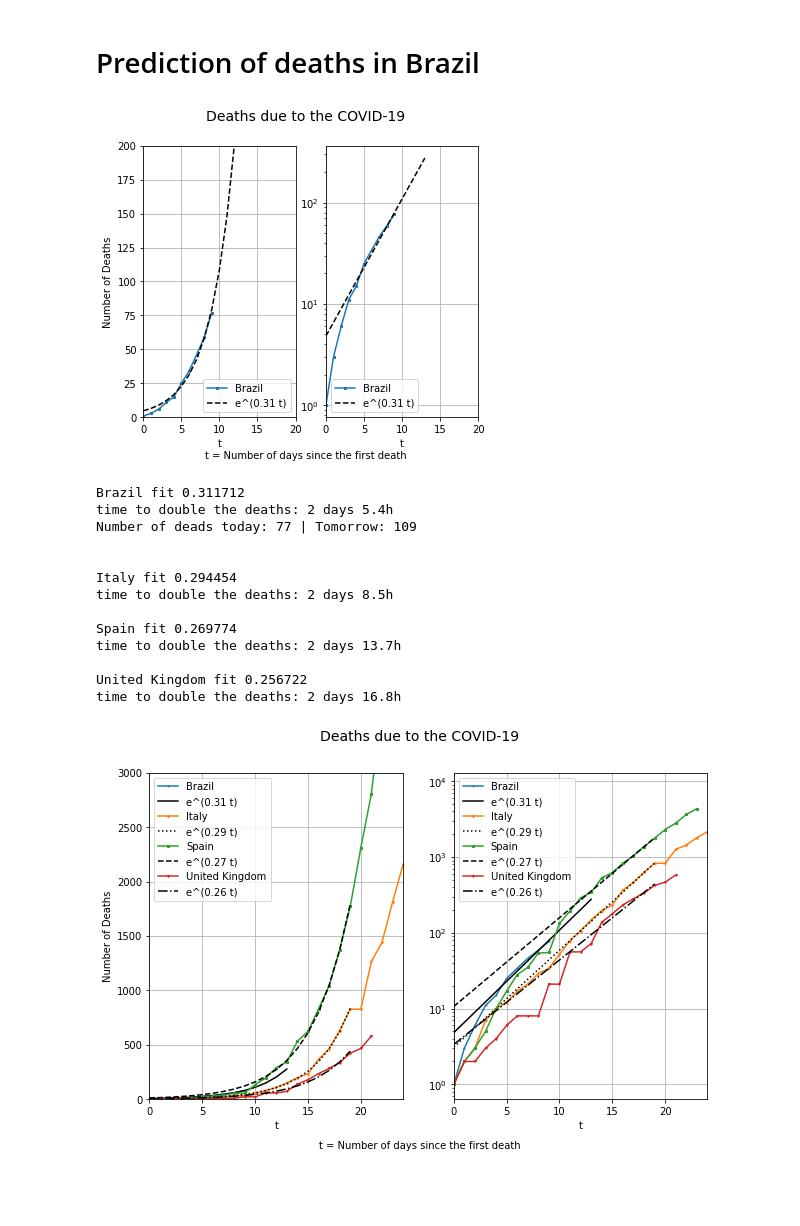
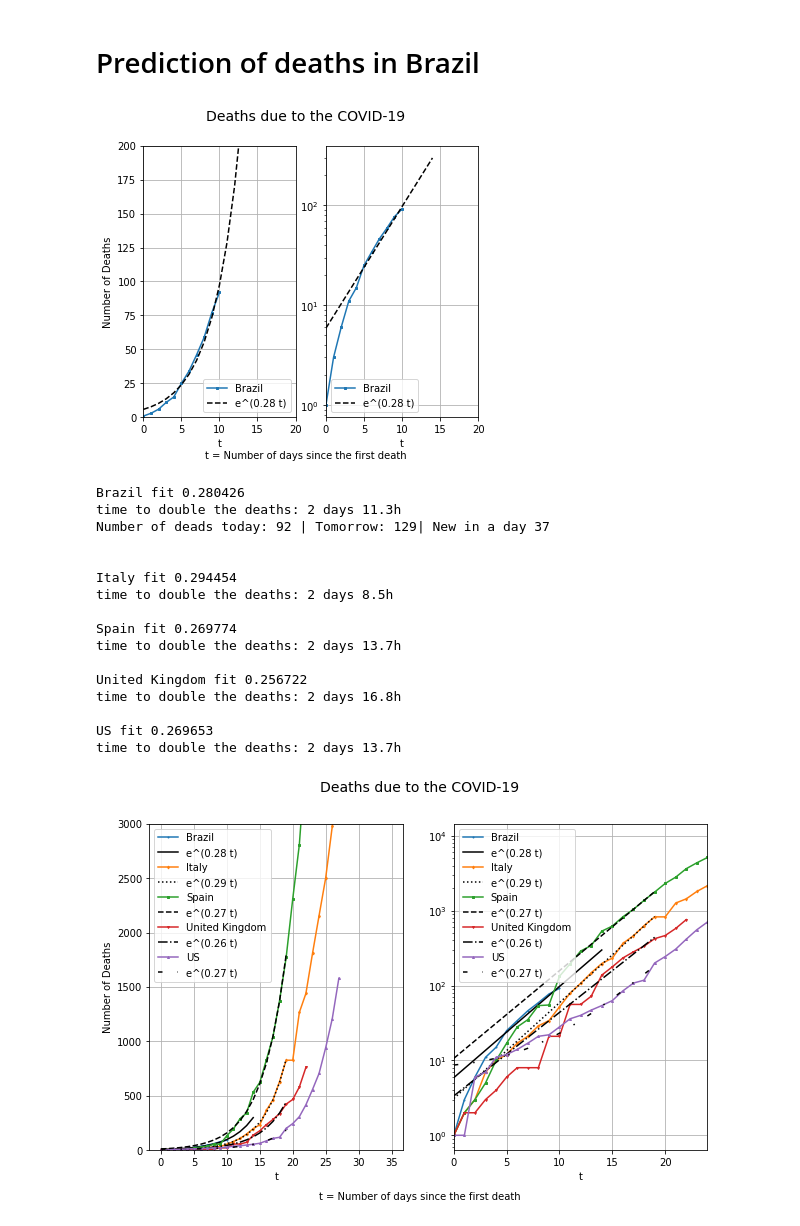
Before and after one commit to mateus-k/COVID-19, a Jupyter notebook: COVID-19.ipynb, the cells around one changed output. Saved outputs shown, nothing was run; the diff lists cells and outputs as text; code cells hidden in the pictures; blank space fills up the shorter version.

```diff
--- a/COVID-19.ipynb
+++ b/COVID-19.ipynb
@@ -79,10 +66,15 @@ deaths=[]
 CountryList=CountryNames
 
 
-print("Country: Confimed Cases, Deaths (deaths/confirmed)\n")
+print("Country: Confimed Cases, total deaths (deaths/confirmed), new deaths\n")
 for i in range(len(CountryNames)):
-    confirmed = np.append(confirmed,COVID19Series[Country==CountryNames[i]].iloc[:,-1].sum())
-    deaths = np.append(deaths,COVID19Deaths[Country==CountryNames[i]].iloc[:,-1].sum())
+    c = COVID19Series[Country==CountryNames[i]].iloc[:,-1].sum()
+    confirmed = np.append(confirmed,c)
+    d = COVID19Deaths[Country==CountryNames[i]].iloc[:,-1].sum()
+    deaths = np.append(deaths,d)
+    newdeaths = d - COVID19Deaths[Country==CountryNames[i]].iloc[:,-2].sum()
+    r=d/c
+    print(CountryNames[i],': %.0f, %.0f (%.2f), %.0f' % (c,d,r,newdeaths))
 
 confirmed = np.append(confirmed,COVID19Series.iloc[:,-1].sum())
 deaths = np.append(deaths,COVID19Deaths.iloc[:,-1].sum())
@@ -347,10 +339,10 @@ ax2.legend()
 ax2.grid()
 #plt.savefig('BrazilFit.png', dpi=300)
 # %% [output]
-[figure, old version]
+[figure, new version]
 # %%
 ls=['-',':','--','-.',(0, (3, 10, 1, 10))]
-NewCountryNames=['Brazil','Italy','Spain','United Kingdom',]
+NewCountryNames=['Brazil','Italy','Spain','United Kingdom','US']
 
 fig, (ax1,ax2) = plt.subplots(1, 2, figsize=(10, 6))
 
@@ -383,7 +375,7 @@ for i in range(len(NewCountryNames)):
          #Prediction for the next 4 days
         xx= np.append(x,[x[-1]+1,x[-1]+2,x[-1]+3,x[-1]+4])
         y_ = exponenial_func(xx, *popt)
-        print('Number of deads today: %.0f | Tomorrow: %.0f\n'% (COVID19Deaths[Country==NewCountryNames[i]].iloc[:,-1].sum(),y_[-4]))
+        print('Number of deads today: %.0f | Tomorrow: %.0f| New in a day %.0f\n'% (COVID19Deaths[Country==NewCountryNames[i]].iloc[:,-1].sum(),y_[-4],y_[-4]-COVID19Deaths[Country==NewCountryNames[i]].iloc[:,-1].sum()))
         ax1.plot(xx,y_, ls=ls[i], label=('e^(%.2f t)'%popt[1]), color='black')
         ax2.plot(xx,y_, ls=ls[i], label=('e^(%.2f t)'%popt[1]), color='black')
         plt.yscale('log')
@@ -391,36 +383,39 @@ for i in range(len(NewCountryNames)):
         y_ = exponenial_func(xx, *popt)
         ax1.plot(xx,y_, ls=ls[i], label=('e^(%.2f t)'%popt[1]), color='black')
         ax2.plot(xx,y_, ls=ls[i], label=('e^(%.2f t)'%popt[1]), color='black')
 
 
 fig.text(0.5, 0.01, 't = Number of days since the first death', ha='center')
 fig.suptitle("Deaths due to the COVID-19", fontsize=14)
 
 ax1.set(xlabel='t\n')
-ax1.set_xlim([0, D+4])
-ax1.set_xticks(np.arange(0, D+5, 5))
+#ax1.set_xlim([0, D+4])
+#ax1.set_xticks(np.arange(0, D+5, 5))
 ax1.set_ylim([0,3000])
 ax1.set(ylabel='Number of Deaths')
 ax1.legend()
 ax1.grid()
 
 ax2.set(xlabel='t\n')
 ax2.set_xticks(np.arange(0, D+5, 5))
 ax2.set_xlim([0, D+4])
 ax2.legend()
 ax2.grid()
 # %% [output]
-Brazil fit 0.311712
-time to double the deaths: 2 days 5.4h
-Number of deads today: 77 | Tomorrow: 109
+Brazil fit 0.280426
+time to double the deaths: 2 days 11.3h
+Number of deads today: 92 | Tomorrow: 129| New in a day 37
 
 
 Italy fit 0.294454
 time to double the deaths: 2 days 8.5h
 
 Spain fit 0.269774
 time to double the deaths: 2 days 13.7h
 
 United Kingdom fit 0.256722
 time to double the deaths: 2 days 16.8h
+
+US fit 0.269653
+time to double the deaths: 2 days 13.7h
-[figure, old version]
+[figure, new version]
```
Also changed, not shown: parts of 10 cells of this notebook.
